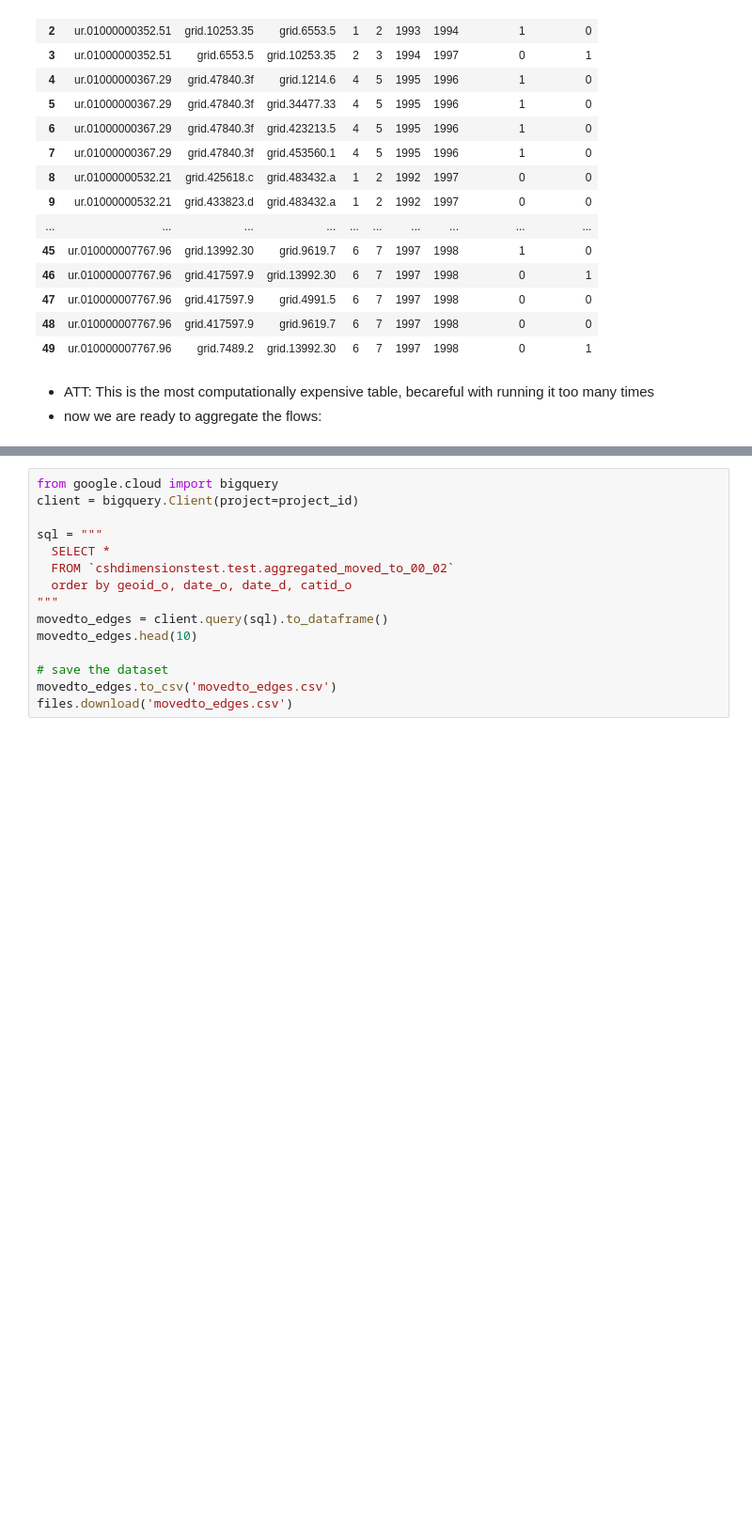
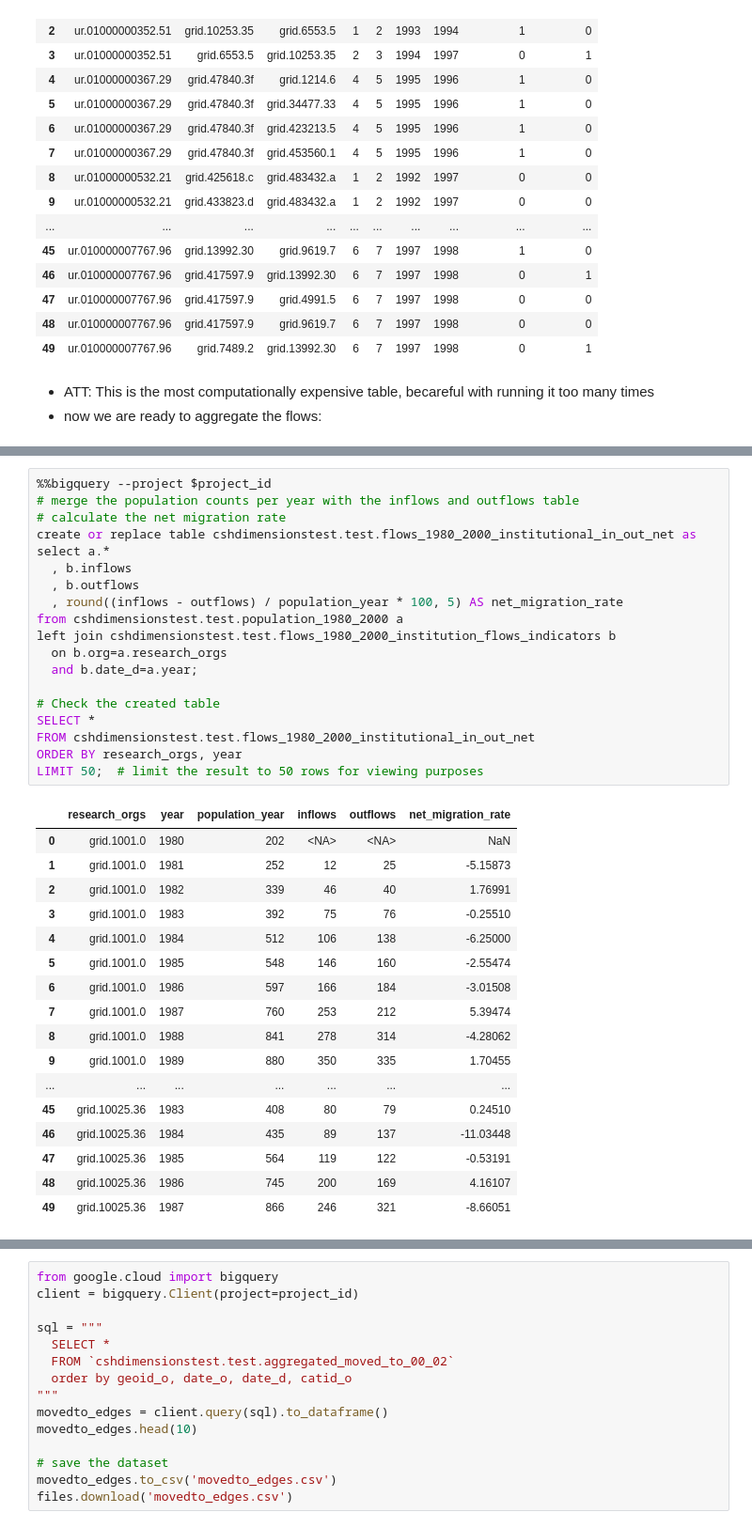
Before and after one commit to complexity-science-hub/SciFlows, a Jupyter notebook: Flows_1980_2000_first_level_for.ipynb, the cells around one changed output, grey strips where cells are left out. Shown at 94% size. Drawn from its saved outputs; the diff is of its cells as text; blank space fills up the shorter version.

```diff
--- a/Flows_1980_2000_first_level_for.ipynb
+++ b/Flows_1980_2000_first_level_for.ipynb
@@ -770,0 +737,37 @@ limit 10
+# %%
+%%bigquery --project $project_id
+# merge the population counts per year with the inflows and outflows table
+# calculate the net migration rate
+create or replace table cshdimensionstest.test.flows_1980_2000_institutional_in_out_net as
+select a.*
+  , b.inflows
+  , b.outflows
+  , round((inflows - outflows) / population_year * 100, 5) AS net_migration_rate
+from cshdimensionstest.test.population_1980_2000 a
+left join cshdimensionstest.test.flows_1980_2000_institution_flows_indicators b
+  on b.org=a.research_orgs
+  and b.date_d=a.year;
+
+# Check the created table
+SELECT *
+FROM cshdimensionstest.test.flows_1980_2000_institutional_in_out_net
+ORDER BY research_orgs, year
+LIMIT 50;  # limit the result to 50 rows for viewing purposes
+# %% [output]
+|  | research_orgs | year | population_year | inflows | outflows | net_migration_rate |
+| 0 | grid.1001.0 | 1980 | 202 | <NA> | <NA> | NaN |
+| 1 | grid.1001.0 | 1981 | 252 | 12 | 25 | -5.15873 |
+| 2 | grid.1001.0 | 1982 | 339 | 46 | 40 | 1.76991 |
+| 3 | grid.1001.0 | 1983 | 392 | 75 | 76 | -0.25510 |
+| 4 | grid.1001.0 | 1984 | 512 | 106 | 138 | -6.25000 |
+| 5 | grid.1001.0 | 1985 | 548 | 146 | 160 | -2.55474 |
+| 6 | grid.1001.0 | 1986 | 597 | 166 | 184 | -3.01508 |
+| 7 | grid.1001.0 | 1987 | 760 | 253 | 212 | 5.39474 |
+| 8 | grid.1001.0 | 1988 | 841 | 278 | 314 | -4.28062 |
+| 9 | grid.1001.0 | 1989 | 880 | 350 | 335 | 1.70455 |
+| ... | ... | ... | ... | ... | ... | ... |
+| 45 | grid.10025.36 | 1983 | 408 | 80 | 79 | 0.24510 |
+| 46 | grid.10025.36 | 1984 | 435 | 89 | 137 | -11.03448 |
+| 47 | grid.10025.36 | 1985 | 564 | 119 | 122 | -0.53191 |
+| 48 | grid.10025.36 | 1986 | 745 | 200 | 169 | 4.16107 |
+| 49 | grid.10025.36 | 1987 | 866 | 246 | 321 | -8.66051 |
```
Also changed, not shown: parts of 38 cells of this notebook.
